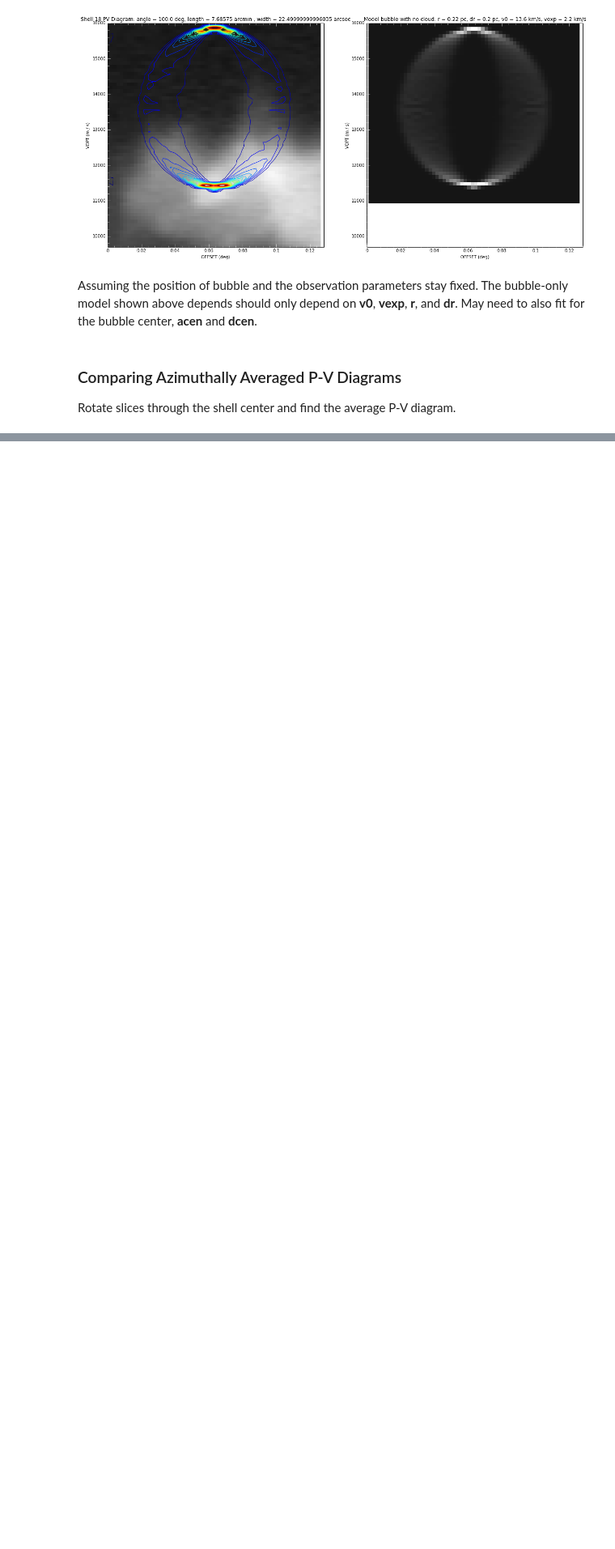
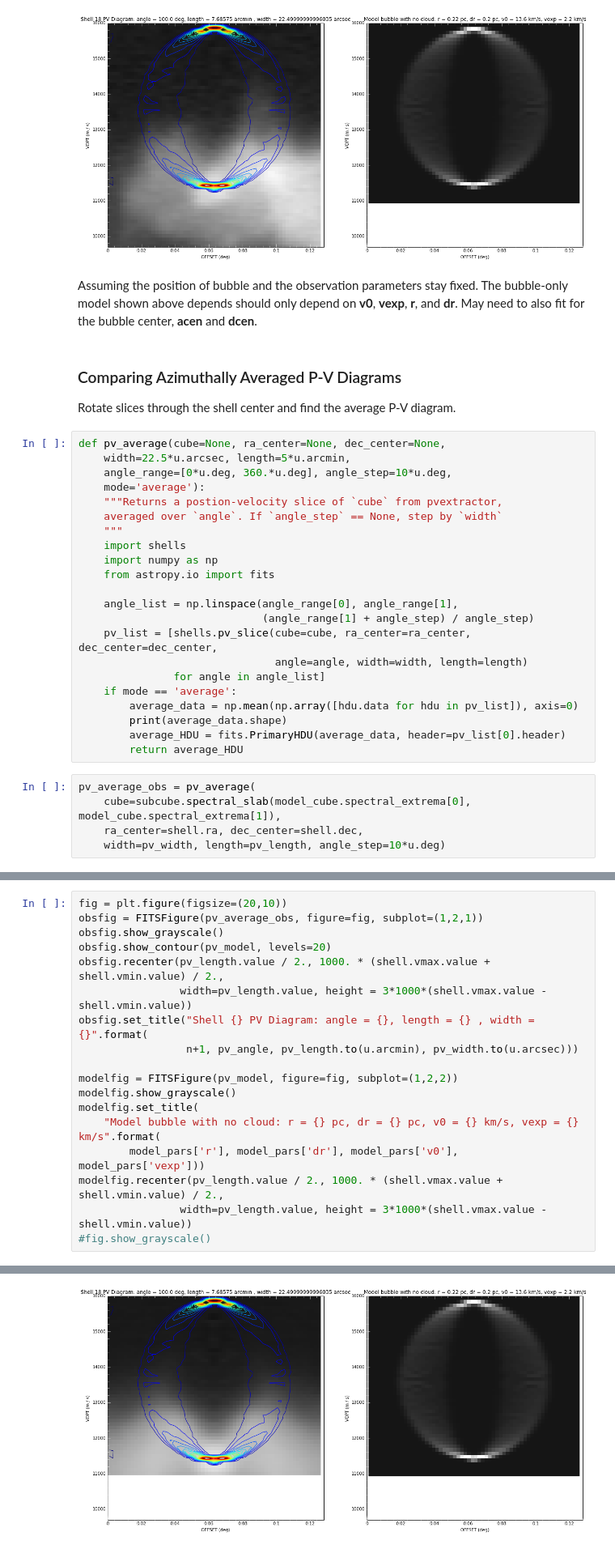
Before and after one commit to jrobbfed/carma, a Jupyter notebook: notebooks/Shell Models Compared to Catalogued Orion A Shells.ipynb, the cells around one changed output, grey strips where cells are left out. Shown at 81% size. Drawn from its saved outputs; the diff is of its cells as text; blank space fills up the shorter version.

```diff
--- a/notebooks/Shell Models Compared to Catalogued Orion A Shells.ipynb
+++ b/notebooks/Shell Models Compared to Catalogued Orion A Shells.ipynb
@@ -257,3 +257,30 @@ Assuming the position of bubble and the observation parameters stay fixed. The b
 # %% [markdown]
 ### Comparing Azimuthally Averaged P-V Diagrams
 Rotate slices through the shell center and find the average P-V diagram.
+# %%
+def pv_average(cube=None, ra_center=None, dec_center=None,
+    width=22.5*u.arcsec, length=5*u.arcmin,
+    angle_range=[0*u.deg, 360.*u.deg], angle_step=10*u.deg,
+    mode='average'):
+    """Returns a postion-velocity slice of `cube` from pvextractor,
+    averaged over `angle`. If `angle_step` == None, step by `width`
+    """
+    import shells
+    import numpy as np
+    from astropy.io import fits
+
+    angle_list = np.linspace(angle_range[0], angle_range[1],
+                             (angle_range[1] + angle_step) / angle_step)
+    pv_list = [shells.pv_slice(cube=cube, ra_center=ra_center, dec_center=dec_center,
+                               angle=angle, width=width, length=length)
+               for angle in angle_list]
+    if mode == 'average':
+        average_data = np.mean(np.array([hdu.data for hdu in pv_list]), axis=0)
+        print(average_data.shape)
+        average_HDU = fits.PrimaryHDU(average_data, header=pv_list[0].header)
+        return average_HDU
+# %%
+pv_average_obs = pv_average(
+    cube=subcube.spectral_slab(model_cube.spectral_extrema[0], model_cube.spectral_extrema[1]),
+    ra_center=shell.ra, dec_center=shell.dec,
+    width=pv_width, length=pv_length, angle_step=10*u.deg)
@@ -259,0 +289,19 @@ Rotate slices through the shell center and find the average P-V diagram.
+# %%
+fig = plt.figure(figsize=(20,10))
+obsfig = FITSFigure(pv_average_obs, figure=fig, subplot=(1,2,1))
+obsfig.show_grayscale()
+obsfig.show_contour(pv_model, levels=20)
+obsfig.recenter(pv_length.value / 2., 1000. * (shell.vmax.value + shell.vmin.value) / 2.,
+                width=pv_length.value, height = 3*1000*(shell.vmax.value - shell.vmin.value))
+obsfig.set_title("Shell {} PV Diagram: angle = {}, length = {} , width = {}".format(
+                 n+1, pv_angle, pv_length.to(u.arcmin), pv_width.to(u.arcsec)))
+
+modelfig = FITSFigure(pv_model, figure=fig, subplot=(1,2,2))
+modelfig.show_grayscale()
+modelfig.set_title(
+    "Model bubble with no cloud: r = {} pc, dr = {} pc, v0 = {} km/s, vexp = {} km/s".format(
+        model_pars['r'], model_pars['dr'], model_pars['v0'], model_pars['vexp']))
+modelfig.recenter(pv_length.value / 2., 1000. * (shell.vmax.value + shell.vmin.value) / 2.,
+                width=pv_length.value, height = 3*1000*(shell.vmax.value - shell.vmin.value))
+#fig.show_grayscale()
+# %% [output]
@@ -259,0 +312 @@ Rotate slices through the shell center and find the average P-V diagram.
+[figure, added]
```
Also changed, not shown: parts of 8 cells of this notebook.
